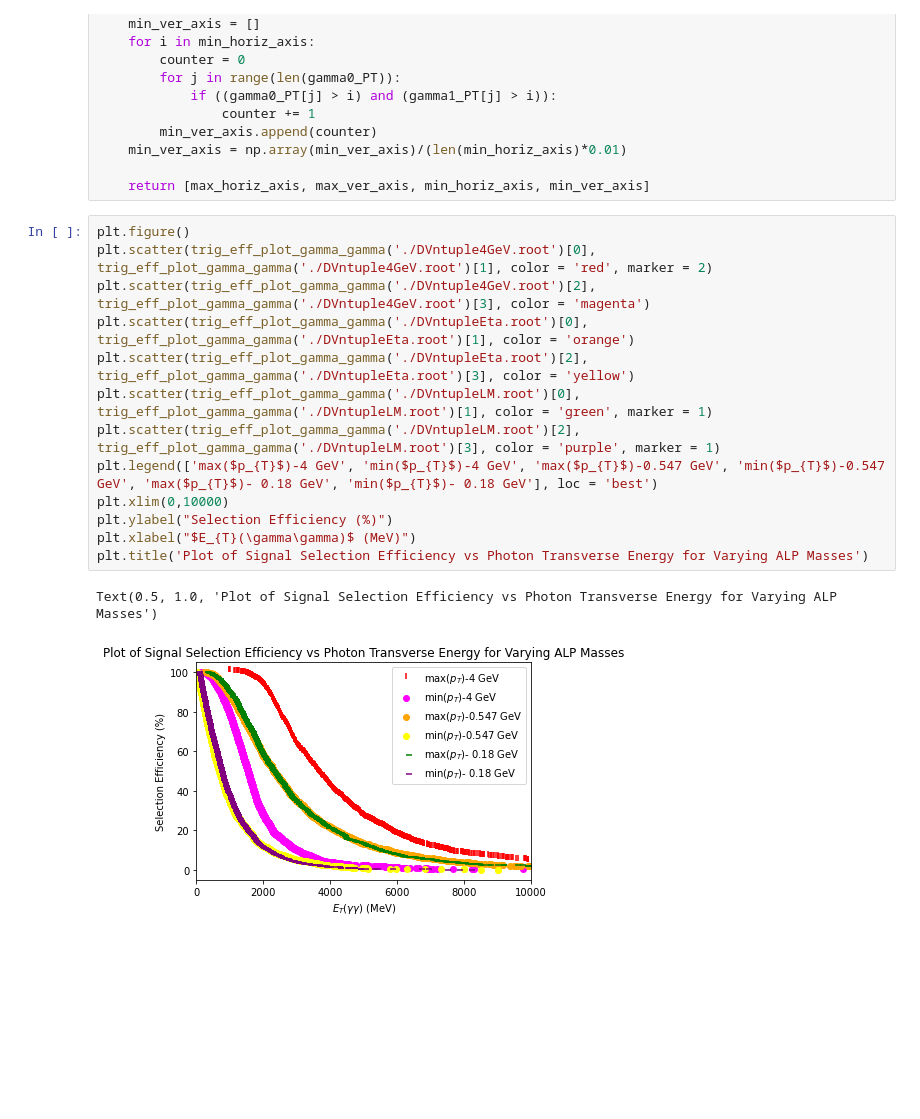
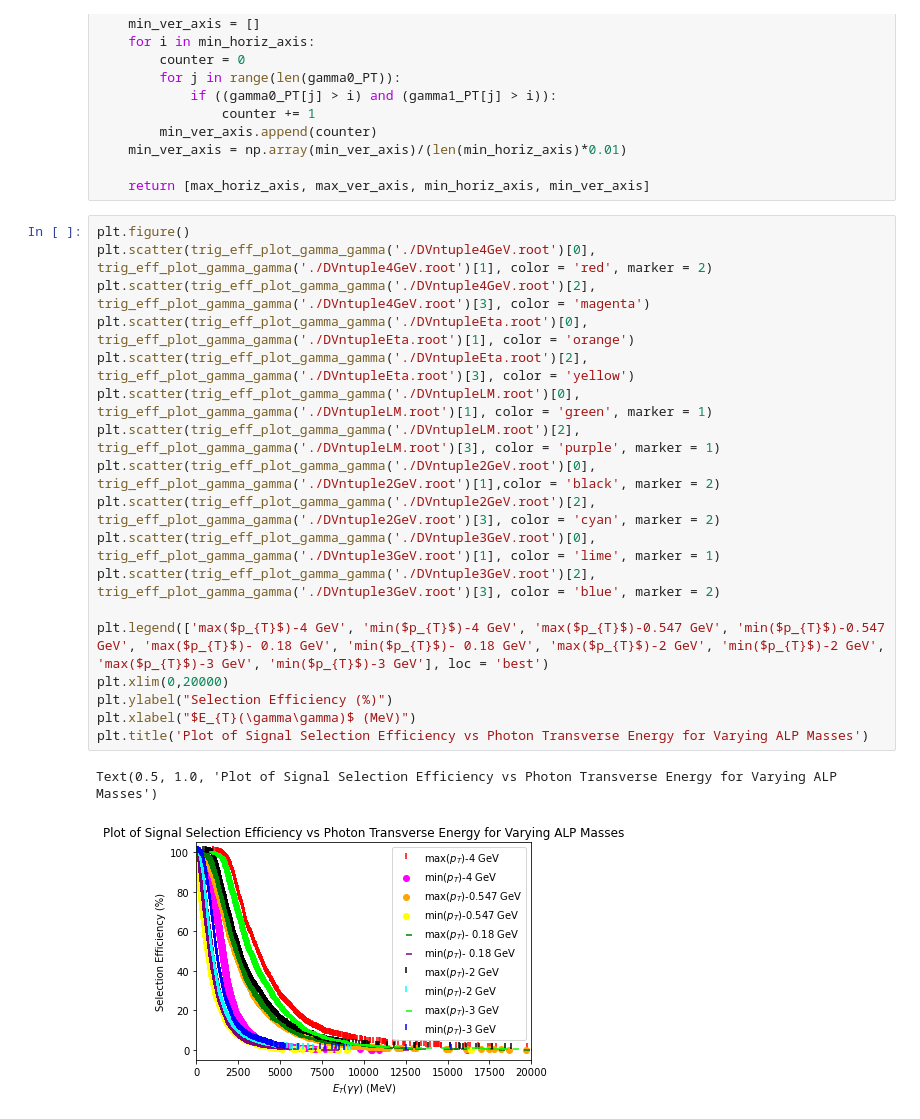
Before and after one commit to spemmaraju5/MSc-Physics-Monash-University, a Jupyter notebook: Research_Project/LHCb Starterkit/B_to_Kst_eta_eta_gamma_gamma/Signal Selection Efficiency Plots.ipynb, the cells around one changed output. Saved outputs shown, nothing was run; the diff lists cells and outputs as text; blank space fills up the shorter version.

```diff
--- a/Research_Project/LHCb Starterkit/B_to_Kst_eta_eta_gamma_gamma/Signal Selection Efficiency Plots.ipynb
+++ b/Research_Project/LHCb Starterkit/B_to_Kst_eta_eta_gamma_gamma/Signal Selection Efficiency Plots.ipynb
@@ -256,16 +256,21 @@ def trig_eff_plot_gamma_gamma(filename):
 # %%
 plt.figure()
 plt.scatter(trig_eff_plot_gamma_gamma('./DVntuple4GeV.root')[0], trig_eff_plot_gamma_gamma('./DVntuple4GeV.root')[1], color = 'red', marker = 2)
 plt.scatter(trig_eff_plot_gamma_gamma('./DVntuple4GeV.root')[2], trig_eff_plot_gamma_gamma('./DVntuple4GeV.root')[3], color = 'magenta')
 plt.scatter(trig_eff_plot_gamma_gamma('./DVntupleEta.root')[0], trig_eff_plot_gamma_gamma('./DVntupleEta.root')[1], color = 'orange')
 plt.scatter(trig_eff_plot_gamma_gamma('./DVntupleEta.root')[2], trig_eff_plot_gamma_gamma('./DVntupleEta.root')[3], color = 'yellow')
 plt.scatter(trig_eff_plot_gamma_gamma('./DVntupleLM.root')[0], trig_eff_plot_gamma_gamma('./DVntupleLM.root')[1], color = 'green', marker = 1)
 plt.scatter(trig_eff_plot_gamma_gamma('./DVntupleLM.root')[2], trig_eff_plot_gamma_gamma('./DVntupleLM.root')[3], color = 'purple', marker = 1)
-plt.legend(['max($p_{T}$)-4 GeV', 'min($p_{T}$)-4 GeV', 'max($p_{T}$)-0.547 GeV', 'min($p_{T}$)-0.547 GeV', 'max($p_{T}$)- 0.18 GeV', 'min($p_{T}$)- 0.18 GeV'], loc = 'best')
-plt.xlim(0,10000)
+plt.scatter(trig_eff_plot_gamma_gamma('./DVntuple2GeV.root')[0], trig_eff_plot_gamma_gamma('./DVntuple2GeV.root')[1],color = 'black', marker = 2)
+plt.scatter(trig_eff_plot_gamma_gamma('./DVntuple2GeV.root')[2], trig_eff_plot_gamma_gamma('./DVntuple2GeV.root')[3], color = 'cyan', marker = 2)
+plt.scatter(trig_eff_plot_gamma_gamma('./DVntuple3GeV.root')[0], trig_eff_plot_gamma_gamma('./DVntuple3GeV.root')[1], color = 'lime', marker = 1)
+plt.scatter(trig_eff_plot_gamma_gamma('./DVntuple3GeV.root')[2], trig_eff_plot_gamma_gamma('./DVntuple3GeV.root')[3], color = 'blue', marker = 2)
+
+plt.legend(['max($p_{T}$)-4 GeV', 'min($p_{T}$)-4 GeV', 'max($p_{T}$)-0.547 GeV', 'min($p_{T}$)-0.547 GeV', 'max($p_{T}$)- 0.18 GeV', 'min($p_{T}$)- 0.18 GeV', 'max($p_{T}$)-2 GeV', 'min($p_{T}$)-2 GeV', 'max($p_{T}$)-3 GeV', 'min($p_{T}$)-3 GeV'], loc = 'best')
+plt.xlim(0,20000)
 plt.ylabel("Selection Efficiency (%)")
 plt.xlabel("$E_{T}(\gamma\gamma)$ (MeV)")
 plt.title('Plot of Signal Selection Efficiency vs Photon Transverse Energy for Varying ALP Masses')
 # %% [output]
 Text(0.5, 1.0, 'Plot of Signal Selection Efficiency vs Photon Transverse Energy for Varying ALP Masses')
-[figure, old version]
+[figure, new version]
```
Also changed, not shown: parts of 5 cells of this notebook, 32 other files.
